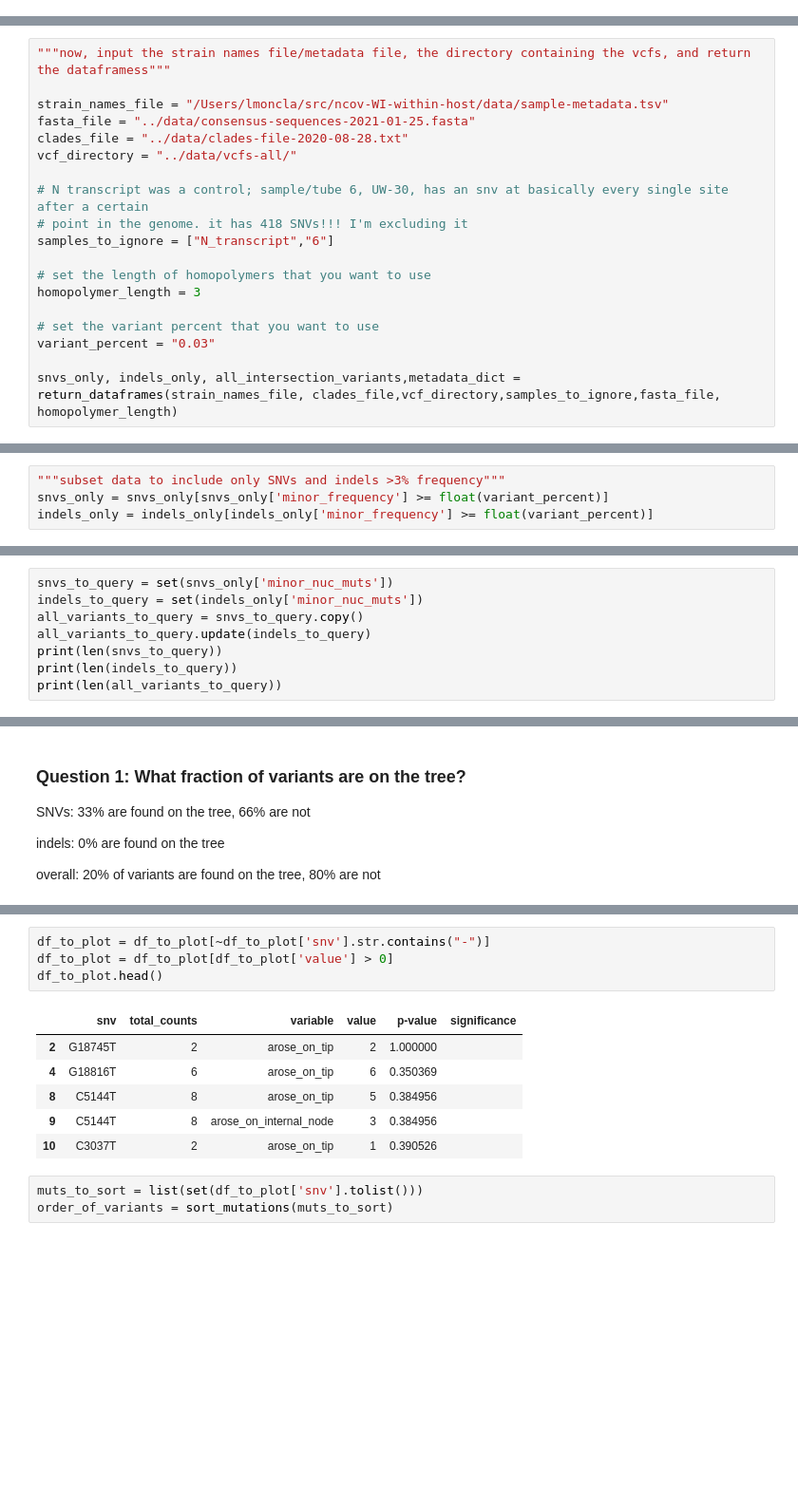
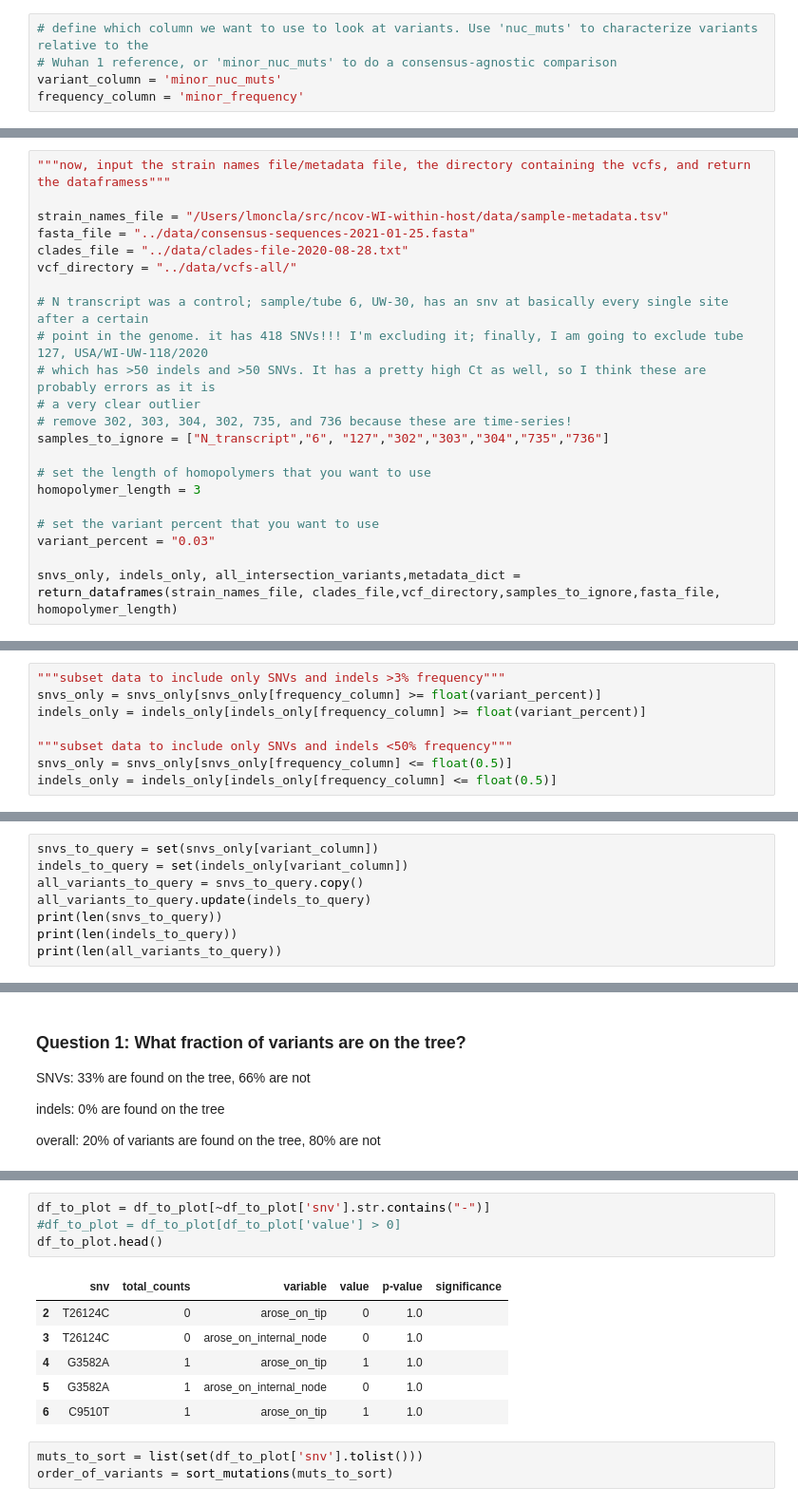
Before and after one commit to lmoncla/ncov-WI-within-host, a Jupyter notebook: scripts/query-within-host-snvs-in-tree.ipynb, the cells around one changed output, grey strips where cells are left out. Shown at 95% size. Drawn from its saved outputs; the diff is of its cells as text; blank space fills up the shorter version.

```diff
--- a/scripts/query-within-host-snvs-in-tree.ipynb
+++ b/scripts/query-within-host-snvs-in-tree.ipynb
@@ -74,6 +74,11 @@ ns_color = "#0E7908"
 stop_color = "#073C04"
 fs_color = "#00357D"
 fs_stop_color = "#00142F"
+# %%
+# define which column we want to use to look at variants. Use 'nuc_muts' to characterize variants relative to the
+# Wuhan 1 reference, or 'minor_nuc_muts' to do a consensus-agnostic comparison
+variant_column = 'minor_nuc_muts'
+frequency_column = 'minor_frequency'
 # %% [markdown]
 ## Read in vcfs and convert to dataframes
 
@@ -97,8 +102,11 @@ clades_file = "../data/clades-file-2020-08-28.txt"
 vcf_directory = "../data/vcfs-all/"
 
 # N transcript was a control; sample/tube 6, UW-30, has an snv at basically every single site after a certain
-# point in the genome. it has 418 SNVs!!! I'm excluding it
-samples_to_ignore = ["N_transcript","6"]
+# point in the genome. it has 418 SNVs!!! I'm excluding it; finally, I am going to exclude tube 127, USA/WI-UW-118/2020
+# which has >50 indels and >50 SNVs. It has a pretty high Ct as well, so I think these are probably errors as it is
+# a very clear outlier
+# remove 302, 303, 304, 302, 735, and 736 because these are time-series!
+samples_to_ignore = ["N_transcript","6", "127","302","303","304","735","736"]
 
 # set the length of homopolymers that you want to use
 homopolymer_length = 3
@@ -127,8 +135,12 @@ See the caveats in the documentation: http://pandas.pydata.org/pandas-docs/stabl
   errors=errors)
 # %%
 """subset data to include only SNVs and indels >3% frequency"""
-snvs_only = snvs_only[snvs_only['minor_frequency'] >= float(variant_percent)]
-indels_only = indels_only[indels_only['minor_frequency'] >= float(variant_percent)]
+snvs_only = snvs_only[snvs_only[frequency_column] >= float(variant_percent)]
+indels_only = indels_only[indels_only[frequency_column] >= float(variant_percent)]
+
+"""subset data to include only SNVs and indels <50% frequency"""
+snvs_only = snvs_only[snvs_only[frequency_column] <= float(0.5)]
+indels_only = indels_only[indels_only[frequency_column] <= float(0.5)]
 # %%
 all_intersection_variants.head()
 # %% [output]
@@ -145,6 +157,6 @@ print(len(all_intersection_variants))
 # %%
-snvs_to_query = set(snvs_only['minor_nuc_muts'])
-indels_to_query = set(indels_only['minor_nuc_muts'])
+snvs_to_query = set(snvs_only[variant_column])
+indels_to_query = set(indels_only[variant_column])
 all_variants_to_query = snvs_to_query.copy()
 all_variants_to_query.update(indels_to_query)
 print(len(snvs_to_query))
@@ -472,14 +484,14 @@ print(len(df_to_plot))
 # %%
 df_to_plot = df_to_plot[~df_to_plot['snv'].str.contains("-")]
-df_to_plot = df_to_plot[df_to_plot['value'] > 0]
+#df_to_plot = df_to_plot[df_to_plot['value'] > 0]
 df_to_plot.head()
 # %% [output]
 |  | snv | total_counts | variable | value | p-value | significance |
-| 2 | G18745T | 2 | arose_on_tip | 2 | 1.000000 |  |
-| 4 | G18816T | 6 | arose_on_tip | 6 | 0.350369 |  |
-| 8 | C5144T | 8 | arose_on_tip | 5 | 0.384956 |  |
-| 9 | C5144T | 8 | arose_on_internal_node | 3 | 0.384956 |  |
-| 10 | C3037T | 2 | arose_on_tip | 1 | 0.390526 |  |
+| 2 | T26124C | 0 | arose_on_tip | 0 | 1.0 |  |
+| 3 | T26124C | 0 | arose_on_internal_node | 0 | 1.0 |  |
+| 4 | G3582A | 1 | arose_on_tip | 1 | 1.0 |  |
+| 5 | G3582A | 1 | arose_on_internal_node | 0 | 1.0 |  |
+| 6 | C9510T | 1 | arose_on_tip | 1 | 1.0 |  |
 # %%
 muts_to_sort = list(set(df_to_plot['snv'].tolist()))
 order_of_variants = sort_mutations(muts_to_sort)
```
Also changed, not shown: parts of 40 cells of this notebook, 7 other files.
